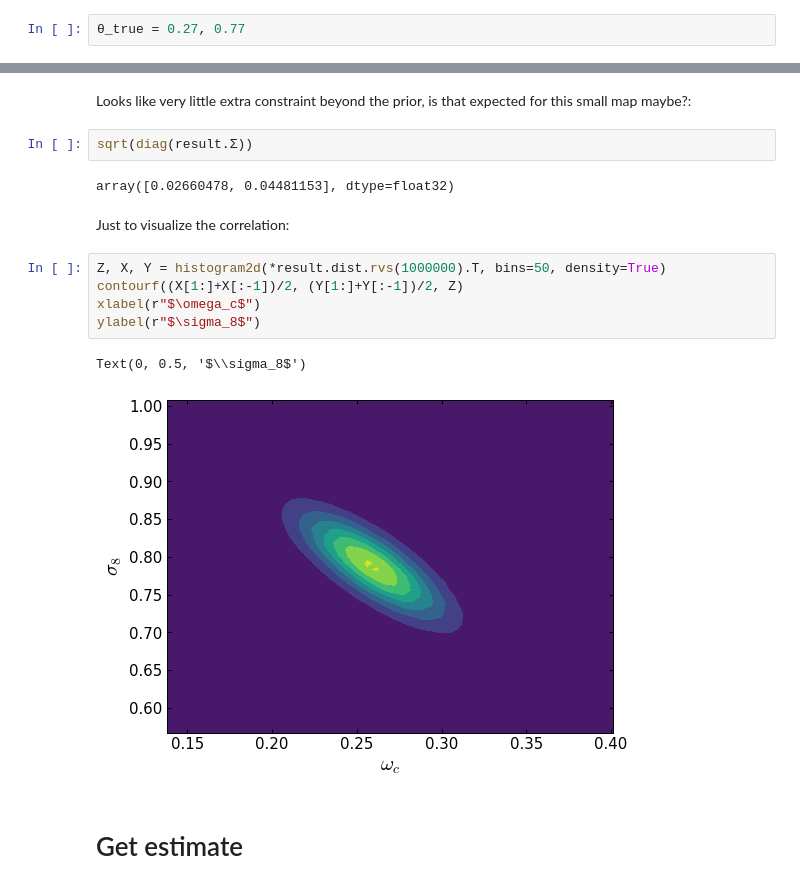
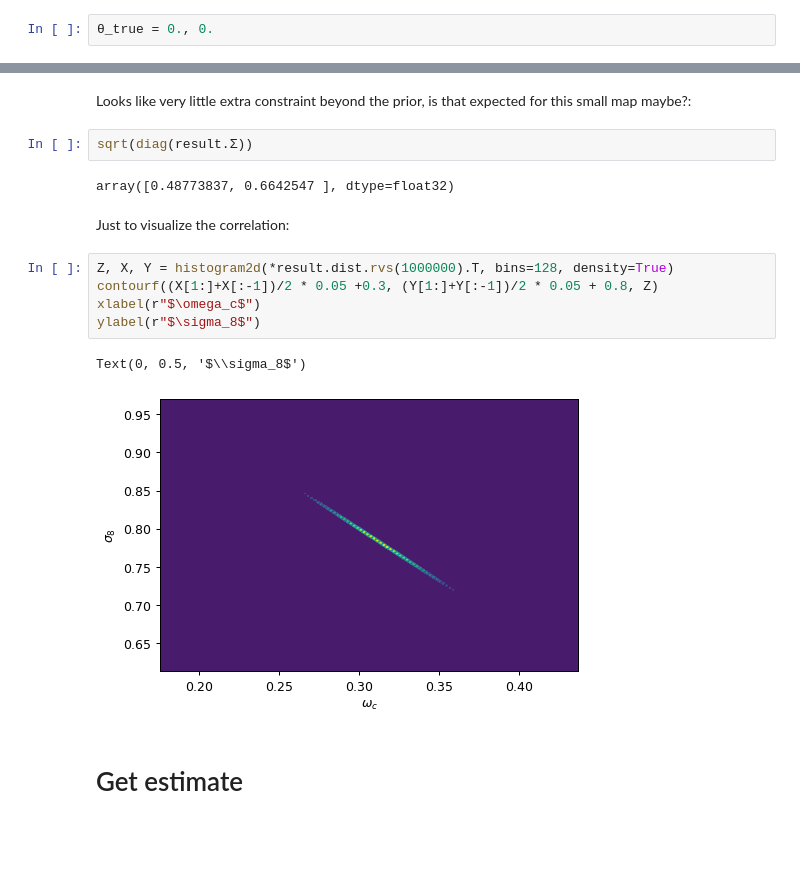
Before and after one commit to marius311/muse-wl, a Jupyter notebook: TestMuse.ipynb, the cells around one changed output, grey strips where cells are left out. Drawn from its saved outputs; the diff is of its cells as text; blank space fills up the shorter version.

```diff
--- a/TestMuse.ipynb
+++ b/TestMuse.ipynb
@@ -132,7 +123,7 @@ class LensingProblem(JittableJaxMuseProblem):
     def logPrior(self, θ):
         return log_prior(θ)
 # %%
-θ_true = 0.27, 0.77
+θ_true = 0., 0.
 # %%
 prob = LensingProblem()
 (x, z) = prob.sample_x_z(jax.random.PRNGKey(0), θ_true)
@@ -198,17 +183,17 @@ Looks like very little extra constraint beyond the prior, is that expected for t
 # %%
 sqrt(diag(result.Σ))
 # %% [output]
-array([0.02660478, 0.04481153], dtype=float32)
+array([0.48773837, 0.6642547 ], dtype=float32)
 # %% [markdown]
 Just to visualize the correlation:
 # %%
-Z, X, Y = histogram2d(*result.dist.rvs(1000000).T, bins=50, density=True)
-contourf((X[1:]+X[:-1])/2, (Y[1:]+Y[:-1])/2, Z)
+Z, X, Y = histogram2d(*result.dist.rvs(1000000).T, bins=128, density=True)
+contourf((X[1:]+X[:-1])/2 * 0.05 +0.3, (Y[1:]+Y[:-1])/2 * 0.05 + 0.8, Z)
 xlabel(r"$\omega_c$")
 ylabel(r"$\sigma_8$")
 # %% [output]
 Text(0, 0.5, '$\\sigma_8$')
-[figure, old version]
+[figure, new version]
 # %% [markdown]
 # Get estimate
 # %% [markdown]
```
Also changed, not shown: parts of 10 cells of this notebook.
